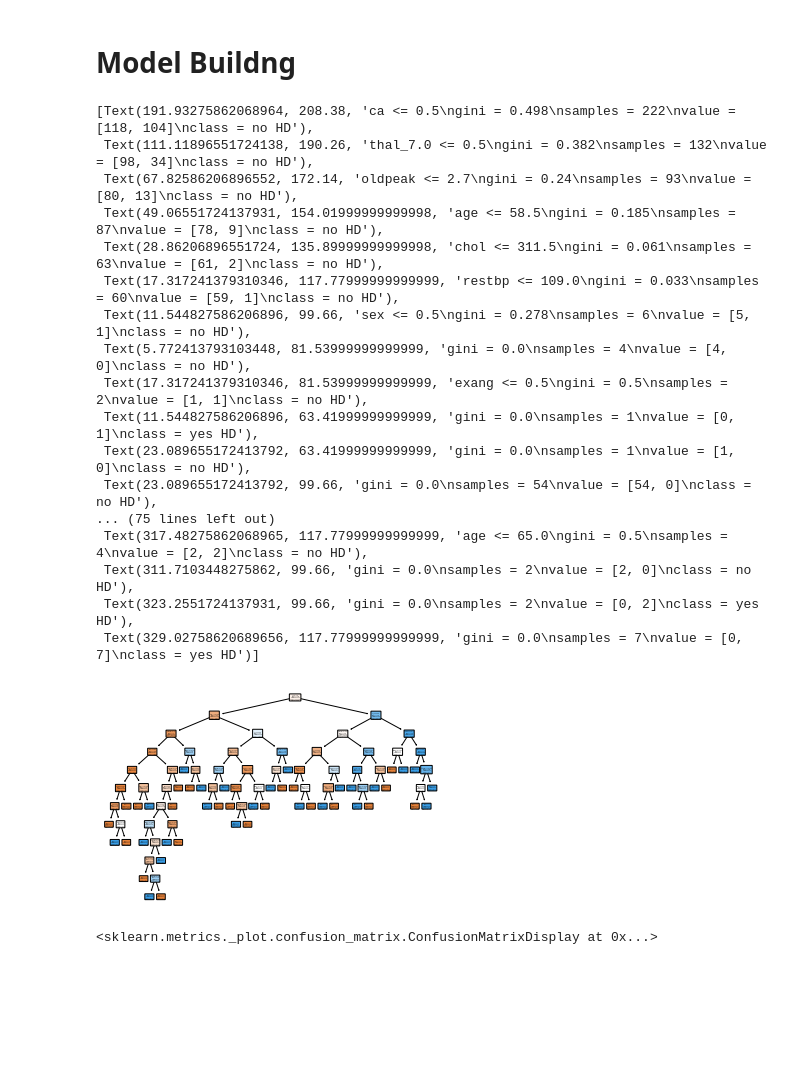
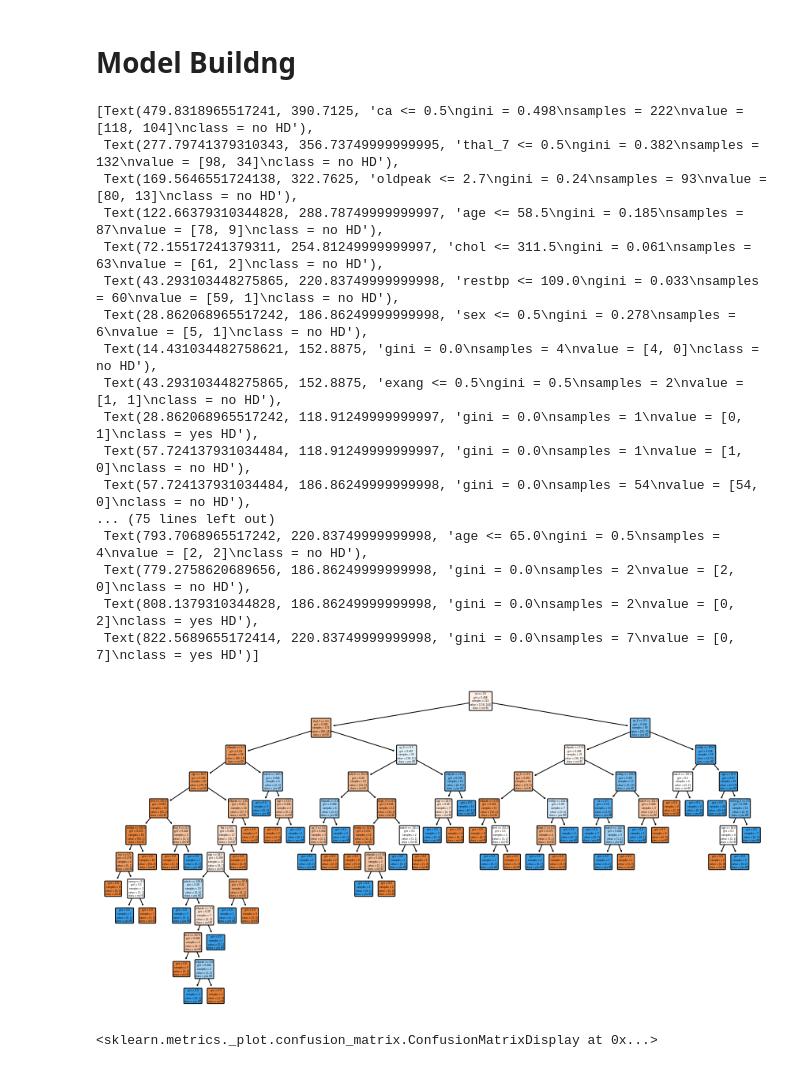
Before and after one commit to raulsainz/DataAnalytics, a Jupyter notebook: DecisionTrees/Decision-Trees.ipynb, the cells around one changed output. Cells and saved outputs as stored; diff of their text form; code cells hidden in the pictures; blank space fills up the shorter version.

```diff
--- a/DecisionTrees/Decision-Trees.ipynb
+++ b/DecisionTrees/Decision-Trees.ipynb
@@ -193,6 +241,9 @@ Name: thal, dtype: int64
 # %%
-#transform value into int
+#Fix column types first as int to get rid of the decimal point (for dummy creation variables)
+X['thal'] = X['thal'].astype(float)
+X['ca'] = X['ca'].astype(float)
 X['cp'] = X['cp'].astype(int)
 X['restecg'] = X['restecg'].astype(int)
 X['slope'] = X['slope'].astype(int)
 X['thal'] = X['thal'].astype(int)
+X['ca'] = X['ca'].astype(int)
@@ -201,2 +249,0 @@ ValueError: invalid literal for int() with base 10: '6.0'
-# %%
-X['thal'] = X['thal'].astype(int)
@@ -205 +250,10 @@ ValueError: invalid literal for int() with base 10: '6.0'
+# %%
+X['thal'] = X['thal'].astype('category')
+X['ca'] = X['ca'].astype('category')
+X['cp'] = X['cp'].astype('category')
+X['restecg'] = X['restecg'].astype('category')
+X['slope'] = X['slope'].astype('category')
+X['fbs'] = X['fbs'].astype('category')
+X['exang'] = X['exang'].astype('category')
+X['sex'] = X['sex'].astype('category')
 # %%
@@ -270,27 +332,27 @@ X_train,X_test, y_train,y_test = train_test_split(X_dummy,y,random_state=42)
 clf_dt = DecisionTreeClassifier(random_state=42)
 clf_dt = clf_dt.fit(X_train,y_train)
 # %%
-#plt.figure(figsize=(15,7.5))
+plt.figure(figsize=(15,7.5))
 plot_tree(clf_dt,filled=True,rounded=True,class_names=['no HD','yes HD'],feature_names=X_dummy.columns)
 # %% [output]
-[Text(191.93275862068964, 208.38, 'ca <= 0.5\ngini = 0.498\nsamples = 222\nvalue = [118, 104]\nclass = no HD'),
- Text(111.11896551724138, 190.26, 'thal_7.0 <= 0.5\ngini = 0.382\nsamples = 132\nvalue = [98, 34]\nclass = no HD'),
- Text(67.82586206896552, 172.14, 'oldpeak <= 2.7\ngini = 0.24\nsamples = 93\nvalue = [80, 13]\nclass = no HD'),
- Text(49.06551724137931, 154.01999999999998, 'age <= 58.5\ngini = 0.185\nsamples = 87\nvalue = [78, 9]\nclass = no HD'),
- Text(28.86206896551724, 135.89999999999998, 'chol <= 311.5\ngini = 0.061\nsamples = 63\nvalue = [61, 2]\nclass = no HD'),
- Text(17.317241379310346, 117.77999999999999, 'restbp <= 109.0\ngini = 0.033\nsamples = 60\nvalue = [59, 1]\nclass = no HD'),
- Text(11.544827586206896, 99.66, 'sex <= 0.5\ngini = 0.278\nsamples = 6\nvalue = [5, 1]\nclass = no HD'),
- Text(5.772413793103448, 81.53999999999999, 'gini = 0.0\nsamples = 4\nvalue = [4, 0]\nclass = no HD'),
- Text(17.317241379310346, 81.53999999999999, 'exang <= 0.5\ngini = 0.5\nsamples = 2\nvalue = [1, 1]\nclass = no HD'),
- Text(11.544827586206896, 63.41999999999999, 'gini = 0.0\nsamples = 1\nvalue = [0, 1]\nclass = yes HD'),
- Text(23.089655172413792, 63.41999999999999, 'gini = 0.0\nsamples = 1\nvalue = [1, 0]\nclass = no HD'),
- Text(23.089655172413792, 99.66, 'gini = 0.0\nsamples = 54\nvalue = [54, 0]\nclass = no HD'),
+[Text(479.8318965517241, 390.7125, 'ca <= 0.5\ngini = 0.498\nsamples = 222\nvalue = [118, 104]\nclass = no HD'),
+ Text(277.79741379310343, 356.73749999999995, 'thal_7 <= 0.5\ngini = 0.382\nsamples = 132\nvalue = [98, 34]\nclass = no HD'),
+ Text(169.5646551724138, 322.7625, 'oldpeak <= 2.7\ngini = 0.24\nsamples = 93\nvalue = [80, 13]\nclass = no HD'),
+ Text(122.66379310344828, 288.78749999999997, 'age <= 58.5\ngini = 0.185\nsamples = 87\nvalue = [78, 9]\nclass = no HD'),
+ Text(72.15517241379311, 254.81249999999997, 'chol <= 311.5\ngini = 0.061\nsamples = 63\nvalue = [61, 2]\nclass = no HD'),
+ Text(43.293103448275865, 220.83749999999998, 'restbp <= 109.0\ngini = 0.033\nsamples = 60\nvalue = [59, 1]\nclass = no HD'),
+ Text(28.862068965517242, 186.86249999999998, 'sex <= 0.5\ngini = 0.278\nsamples = 6\nvalue = [5, 1]\nclass = no HD'),
+ Text(14.431034482758621, 152.8875, 'gini = 0.0\nsamples = 4\nvalue = [4, 0]\nclass = no HD'),
+ Text(43.293103448275865, 152.8875, 'exang <= 0.5\ngini = 0.5\nsamples = 2\nvalue = [1, 1]\nclass = no HD'),
+ Text(28.862068965517242, 118.91249999999997, 'gini = 0.0\nsamples = 1\nvalue = [0, 1]\nclass = yes HD'),
+ Text(57.724137931034484, 118.91249999999997, 'gini = 0.0\nsamples = 1\nvalue = [1, 0]\nclass = no HD'),
+ Text(57.724137931034484, 186.86249999999998, 'gini = 0.0\nsamples = 54\nvalue = [54, 0]\nclass = no HD'),
 ... (75 lines left out)
- Text(317.48275862068965, 117.77999999999999, 'age <= 65.0\ngini = 0.5\nsamples = 4\nvalue = [2, 2]\nclass = no HD'),
- Text(311.7103448275862, 99.66, 'gini = 0.0\nsamples = 2\nvalue = [2, 0]\nclass = no HD'),
- Text(323.2551724137931, 99.66, 'gini = 0.0\nsamples = 2\nvalue = [0, 2]\nclass = yes HD'),
- Text(329.02758620689656, 117.77999999999999, 'gini = 0.0\nsamples = 7\nvalue = [0, 7]\nclass = yes HD')]
+ Text(793.7068965517242, 220.83749999999998, 'age <= 65.0\ngini = 0.5\nsamples = 4\nvalue = [2, 2]\nclass = no HD'),
+ Text(779.2758620689656, 186.86249999999998, 'gini = 0.0\nsamples = 2\nvalue = [2, 0]\nclass = no HD'),
+ Text(808.1379310344828, 186.86249999999998, 'gini = 0.0\nsamples = 2\nvalue = [0, 2]\nclass = yes HD'),
+ Text(822.5689655172414, 220.83749999999998, 'gini = 0.0\nsamples = 7\nvalue = [0, 7]\nclass = yes HD')]
-[figure, old version]
+[figure, new version]
 # %%
 plot_confusion_matrix(clf_dt,X_test,y_test, display_labels=['no HD','yes HD'])
 # %% [output]
```
Also changed, not shown: parts of 48 cells of this notebook.
